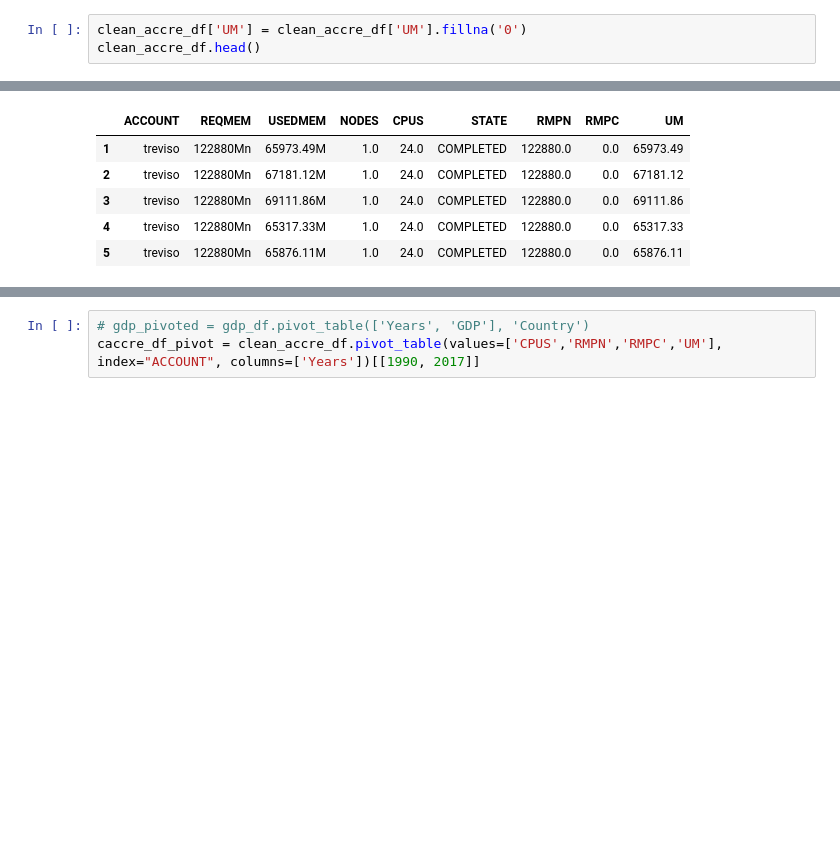
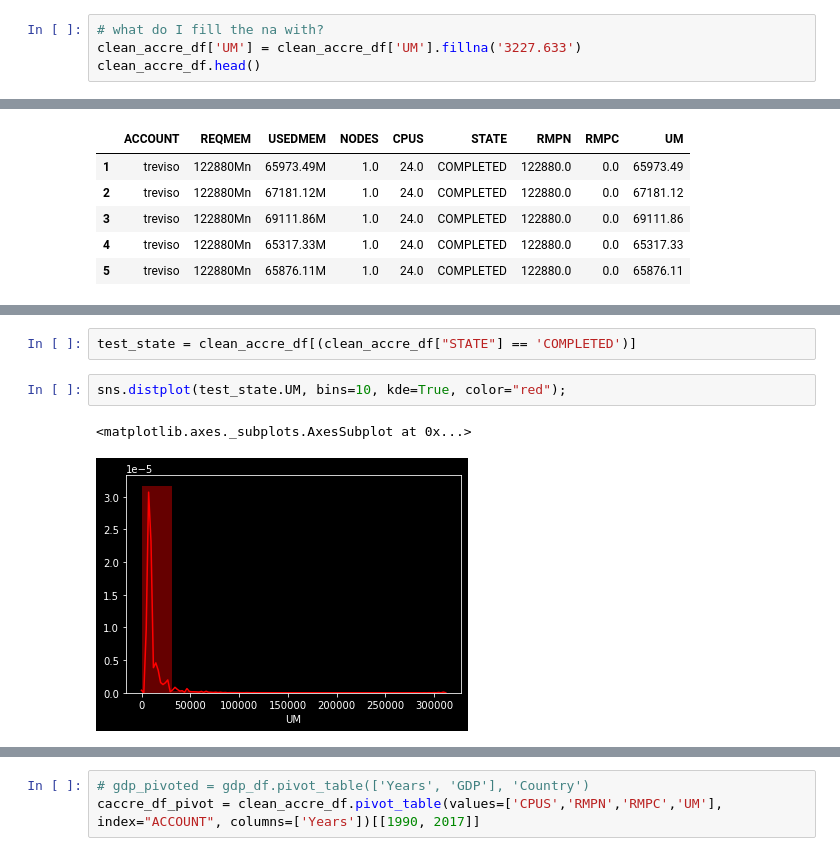
Before and after one commit to nss-data-science-cohort-4/dq2-accre-mst, a Jupyter notebook: accre_analysis.ipynb, the cells around one changed output, grey strips where cells are left out. Cells and saved outputs as stored; diff of their text form; blank space fills up the shorter version.

Commit message:
graphs and cleaned data

```diff
--- a/accre_analysis.ipynb
+++ b/accre_analysis.ipynb
@@ -187,7 +145,8 @@ clean_accre_df.head()
 | 4 | treviso | 122880Mn | 65317.33M | 1.0 | 24.0 | COMPLETED | 122880.0 | 0.0 | 65317.33 |
 | 5 | treviso | 122880Mn | 65876.11M | 1.0 | 24.0 | COMPLETED | 122880.0 | 0.0 | 65876.11 |
 # %%
-clean_accre_df['UM'] = clean_accre_df['UM'].fillna('0')
+# what do I fill the na with?
+clean_accre_df['UM'] = clean_accre_df['UM'].fillna('3227.633')
 clean_accre_df.head()
 # %% [output]
 |  | ACCOUNT | REQMEM | USEDMEM | NODES | CPUS | STATE | RMPN | RMPC | UM |
@@ -209,0 +181,7 @@ clean_accre_df.head()
+# %%
+test_state = clean_accre_df[(clean_accre_df["STATE"] == 'COMPLETED')]
+# %%
+sns.distplot(test_state.UM, bins=10, kde=True, color="red");
+# %% [output]
+<matplotlib.axes._subplots.AxesSubplot at 0x...>
+[figure, added]
```
Also changed, not shown: parts of 15 cells of this notebook.
